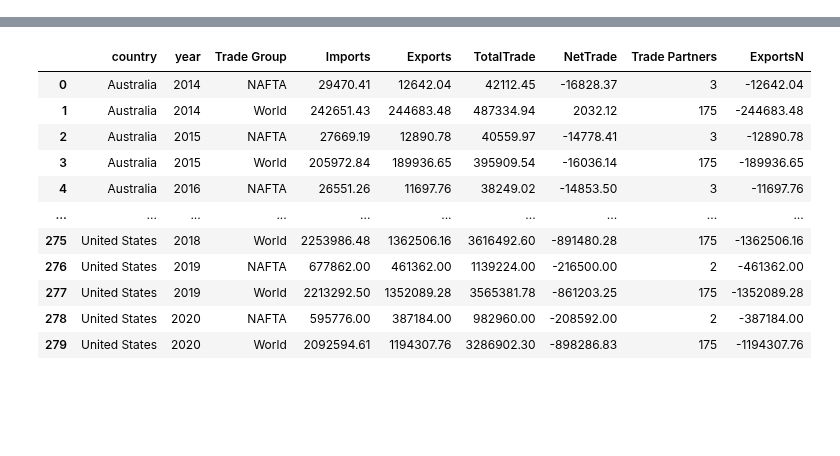
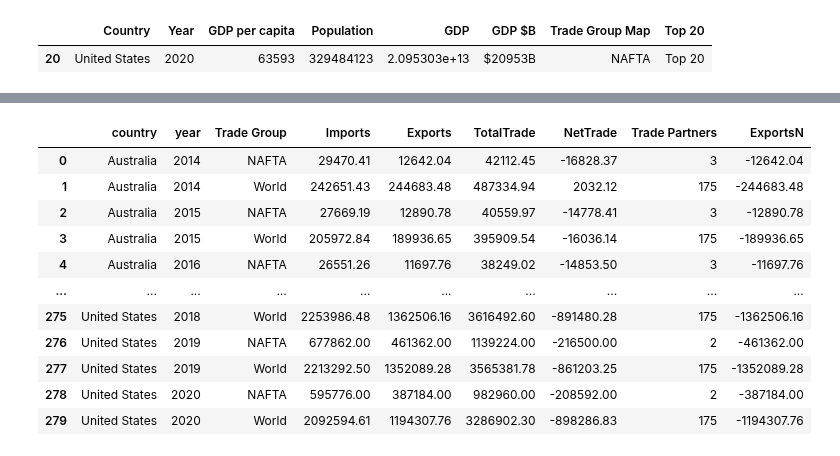
Before and after one commit to tuneman7/w209_spring_2022_thu_4_pm_team_4_web, a Jupyter notebook: eda_using_libraries_jp.ipynb, the cells around one changed output, grey strips where cells are left out. Cells and saved outputs as stored; diff of their text form; code cells hidden in the pictures; blank space fills up the shorter version.

Commit message:
add trade df NAFTA, EU, China for map

```diff
--- a/eda_using_libraries_jp.ipynb
+++ b/eda_using_libraries_jp.ipynb
@@ -179,6 +179,13 @@ return_chart = alt.layer(bar,points).configure_axis(grid=False)
 return_chart
 # %% [output]
 [interactive output not drawn]
+# %%
+my_data.get_gdp_all_data().columns
+test=my_data.get_trade_region_map_data()
+test[test.Country=='United States']
+# %% [output]
+|  | Country | Year | GDP per capita | Population | GDP | GDP $B | Trade Group Map | Top 20 |
+| 20 | United States | 2020 | 63593 | 329484123 | 2.095303e+13 | $20953B | NAFTA | Top 20 |
 # %%
 #GDP Growth Chart with option to input EU country to compare to growth of other larger countries
 gdp_growth=my_data.get_gdp_data_growth_rate('1')
```
Also changed, not shown: 2 other files.
